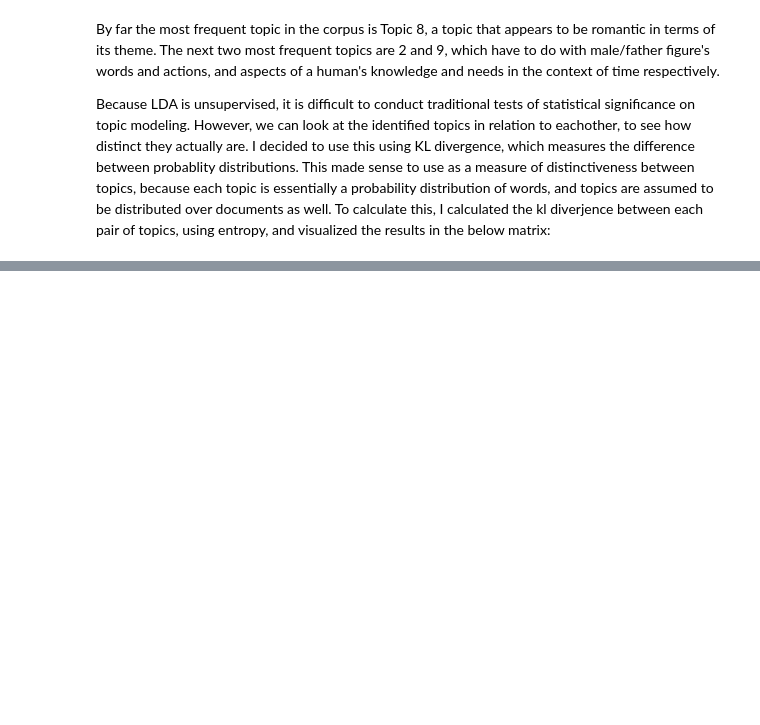
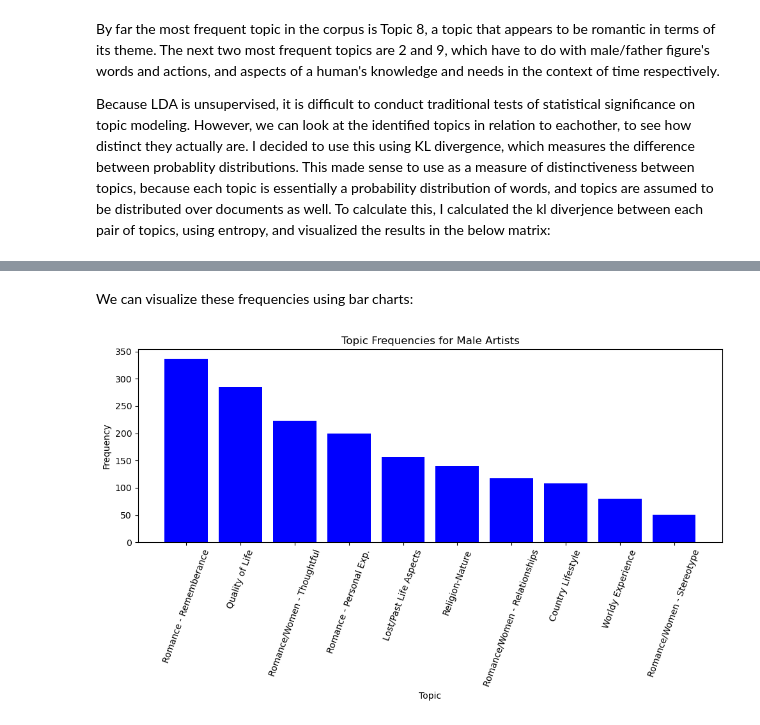
Before and after one commit to adityakakade432/analyzing_topics_in_country_music, a Jupyter notebook: country_music_analysis.ipynb, the cells around one changed output, grey strips where cells are left out. Saved outputs shown, nothing was run; the diff lists cells and outputs as text; code cells hidden in the pictures; blank space fills up the shorter version.

```diff
--- a/country_music_analysis.ipynb
+++ b/country_music_analysis.ipynb
@@ -288,0 +284,4 @@ For each of the 10 topics, we can attempt to discern the broader theme by lookin
+# %%
+doc_topic_matrix = lda.transform(X)
+
+country_songs['top_topic'] = doc_topic_matrix.argmax(axis = 1)
@@ -357,0 +569,4 @@ It is important to note though, that most pairwise differences ahave KL divergen
+# %%
+# Function to get topic's corresponding label
+def get_topic_label(topic_no):
+    return topic_no_to_label[topic_no + 1]
@@ -357,0 +577,6 @@ It is important to note though, that most pairwise differences ahave KL divergen
+# %%
+artist_genders = pd.read_csv('top_artists_annot.csv')
+songs_w_gender = pd.merge(country_songs, artist_genders, left_on = 'artist', right_on = 'Artist', how = 'left')
+songs_w_gender = songs_w_gender[songs_w_gender['Gender'] != 'n']
+songs_w_gender['topic_label'] = songs_w_gender['top_topic'].apply(lambda x: get_topic_label(x))
+songs_w_gender.head()
@@ -357,0 +592,22 @@ It is important to note though, that most pairwise differences ahave KL divergen
+# %%
+#Separate songs by gender of artist
+male_songs = songs_w_gender[songs_w_gender['Gender'] == 'm']
+female_songs = songs_w_gender[songs_w_gender['Gender'] == 'f']
+# Calculate the number of times each topic/topic label occurs in each gender's songs
+male_topic_counts = male_songs['topic_label'].value_counts()
+female_topic_counts = female_songs['topic_label'].value_counts()
+# Formate Dataframes for each gender so that they can be printed properly
+# (Column names, sorting)
+male_topic_df = male_topic_counts.reset_index()
+male_topic_df.columns = ['Topic', 'Frequency']
+male_topic_df = male_topic_df.sort_values(by='Frequency', ascending=False)
+
+female_topic_df = female_topic_counts.reset_index()
+female_topic_df.columns = ['Topic', 'Frequency']
+female_topic_df = female_topic_df.sort_values(by='Frequency', ascending=False)
+
+print("Top Topics for Male Artists:")
+print(male_topic_df)
+
+print("\nTop Topics for Female Artists:")
+print(female_topic_df)
@@ -357,0 +632,13 @@ It is important to note though, that most pairwise differences ahave KL divergen
+# %% [markdown]
+We can visualize these frequencies using bar charts:
+# %%
+plt.figure(figsize=(10, 6))
+plt.bar(male_topic_df['Topic'].astype(str), male_topic_df['Frequency'], color='blue')
+plt.title('Topic Frequencies for Male Artists')
+plt.xlabel('Topic')
+plt.ylabel('Frequency')
+plt.xticks(rotation=70)
+plt.tight_layout()
+plt.show()
+# %% [output]
+[figure, added]
```
Also changed, not shown: parts of 53 cells of this notebook, 1 other file.
